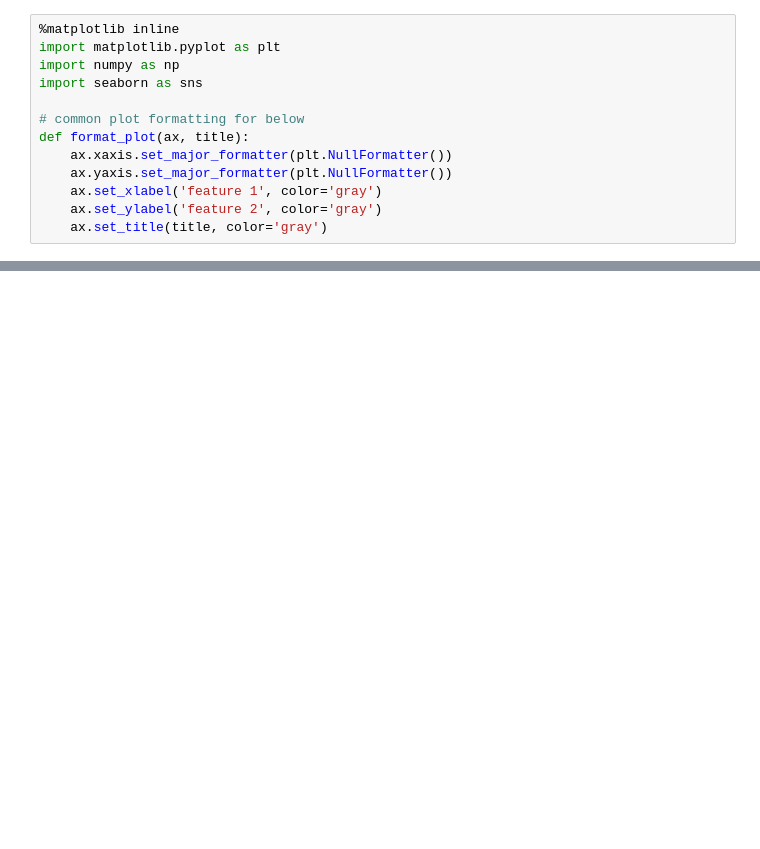
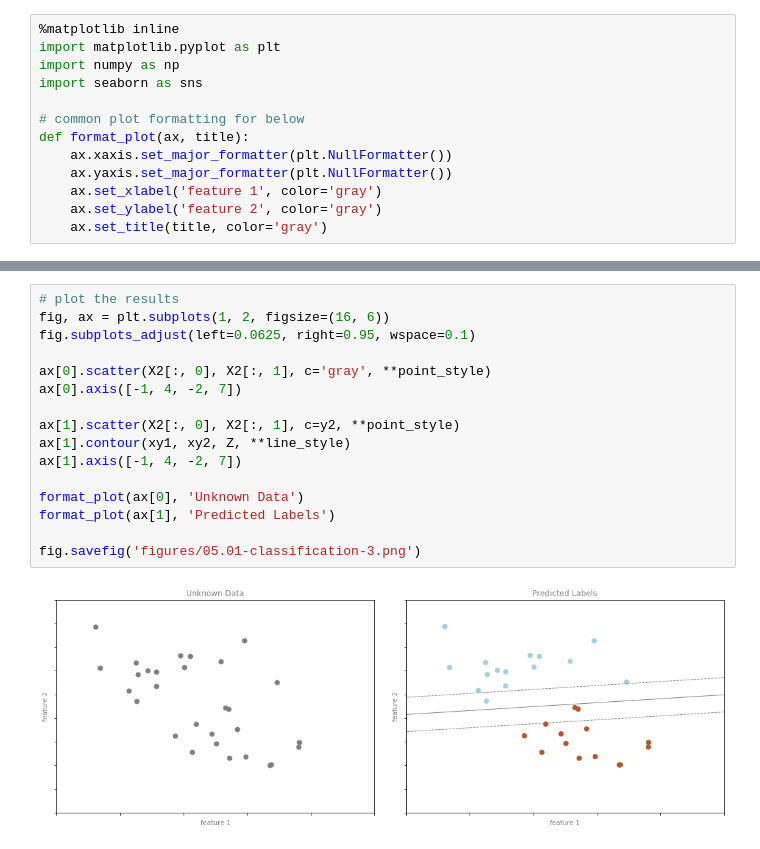
Before and after one commit to aliensmart/machine_learning, a Jupyter notebook: ML_intro.ipynb, the cells around one changed output, grey strips where cells are left out. Saved outputs shown, nothing was run; the diff lists cells and outputs as text; blank space fills up the shorter version.

```diff
--- a/ML_intro.ipynb
+++ b/ML_intro.ipynb
@@ -34,0 +69,18 @@ ModuleNotFoundError: No module named 'sklearn.datasets.samples_generator'
+# %%
+# plot the results
+fig, ax = plt.subplots(1, 2, figsize=(16, 6))
+fig.subplots_adjust(left=0.0625, right=0.95, wspace=0.1)
+
+ax[0].scatter(X2[:, 0], X2[:, 1], c='gray', **point_style)
+ax[0].axis([-1, 4, -2, 7])
+
+ax[1].scatter(X2[:, 0], X2[:, 1], c=y2, **point_style)
+ax[1].contour(xy1, xy2, Z, **line_style)
+ax[1].axis([-1, 4, -2, 7])
+
+format_plot(ax[0], 'Unknown Data')
+format_plot(ax[1], 'Predicted Labels')
+
+fig.savefig('figures/05.01-classification-3.png')
+# %% [output]
+[figure, added]
```
Also changed, not shown: parts of 5 cells of this notebook, 1 other file.
